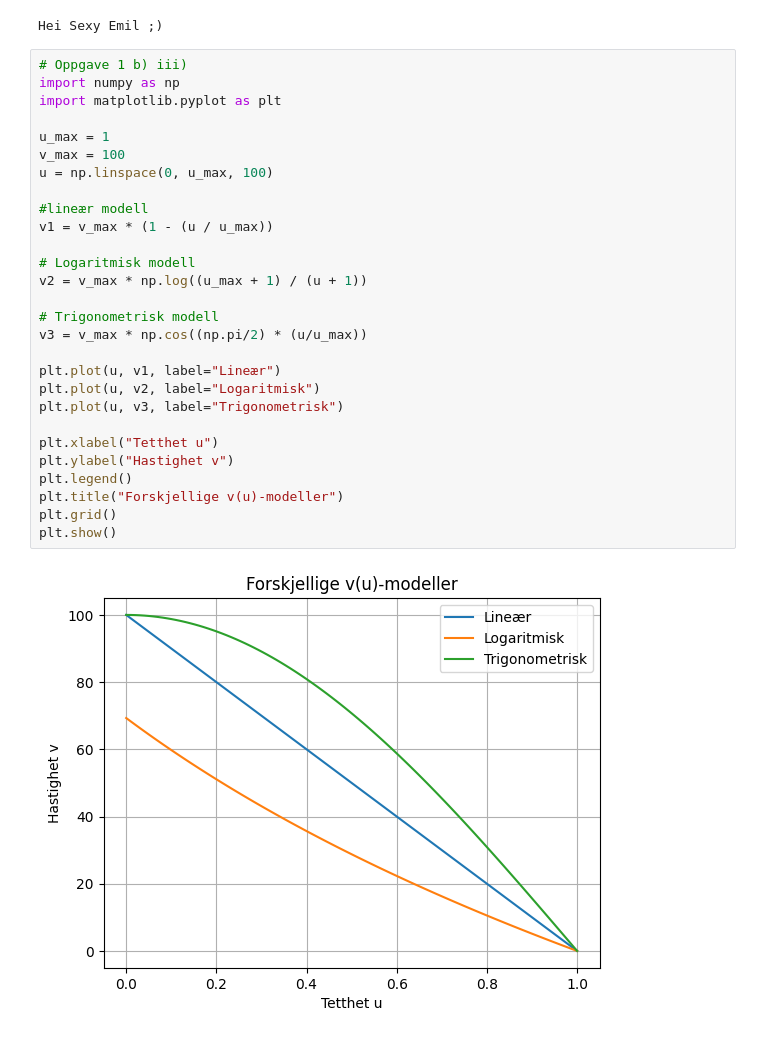
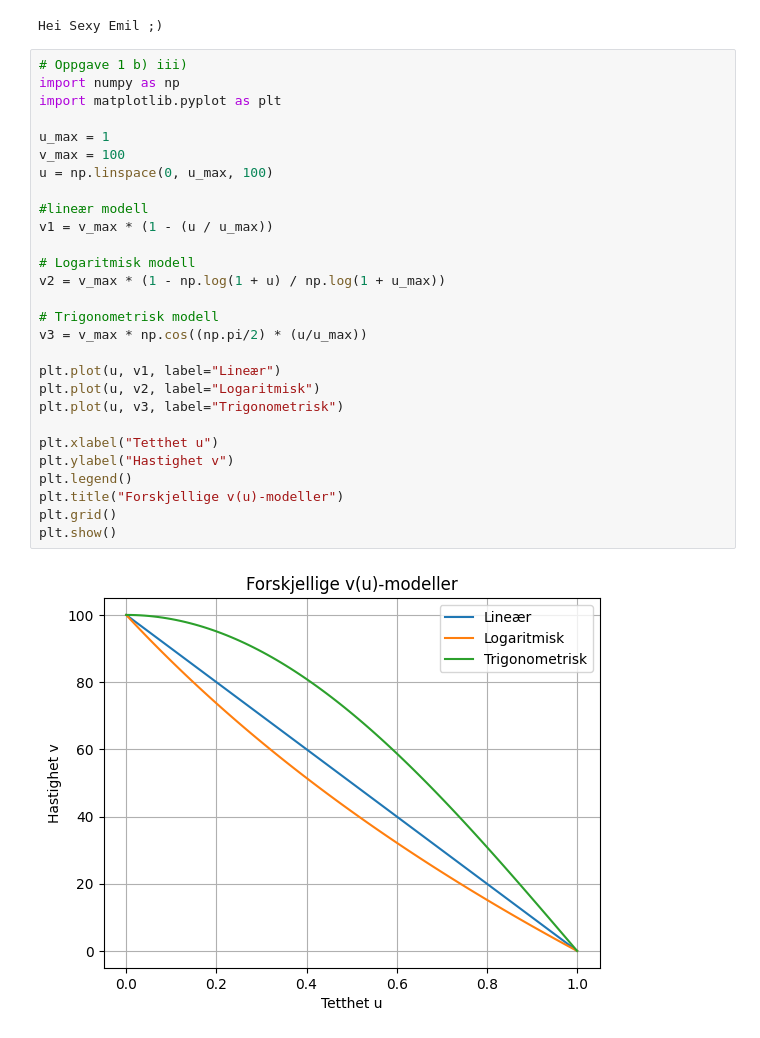
Before and after one commit to AbelSnabel/matteGruppe3, a Jupyter notebook: Oppgave1.ipynb, the cells around one changed output. Saved outputs shown, nothing was run; the diff lists cells and outputs as text.

```diff
--- a/Oppgave1.ipynb
+++ b/Oppgave1.ipynb
@@ -67,30 +67,30 @@ Hei Sexy Emil ;)
 # %%
 # Oppgave 1 b) iii)
 import numpy as np
 import matplotlib.pyplot as plt
 
 u_max = 1
 v_max = 100
 u = np.linspace(0, u_max, 100)
 
 #lineær modell
 v1 = v_max * (1 - (u / u_max))
 
 # Logaritmisk modell
-v2 = v_max * np.log((u_max + 1) / (u + 1))
+v2 = v_max * (1 - np.log(1 + u) / np.log(1 + u_max))
 
 # Trigonometrisk modell
 v3 = v_max * np.cos((np.pi/2) * (u/u_max))
 
 plt.plot(u, v1, label="Lineær")
 plt.plot(u, v2, label="Logaritmisk")
 plt.plot(u, v3, label="Trigonometrisk")
 
 plt.xlabel("Tetthet u")
 plt.ylabel("Hastighet v")
 plt.legend()
 plt.title("Forskjellige v(u)-modeller")
 plt.grid()
 plt.show()
 # %% [output]
-[figure, old version]
+[figure, new version]
```
